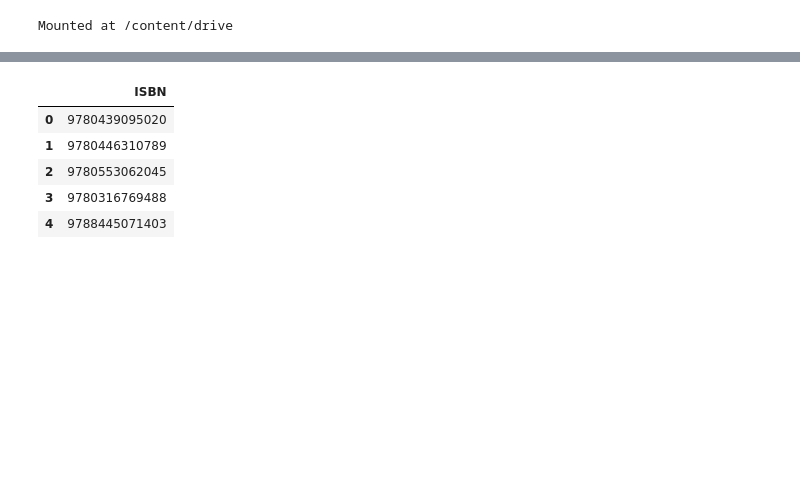
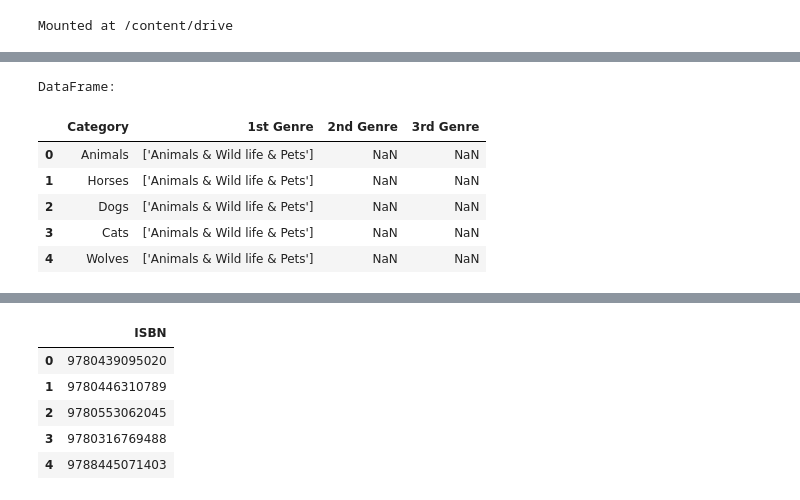
Before and after one commit to ayush572/Final_Year_Internship_Work, a Jupyter notebook: Complete_Data_processing_IIT_Indore_Internship.ipynb, the cells around one changed output, grey strips where cells are left out. Saved outputs shown, nothing was run; the diff lists cells and outputs as text; code cells hidden in the pictures; blank space fills up the shorter version.

```diff
--- a/Complete_Data_processing_IIT_Indore_Internship.ipynb
+++ b/Complete_Data_processing_IIT_Indore_Internship.ipynb
@@ -24,0 +25,17 @@ DataFrame:
+# %%
+import pandas as pd
+csv_file_path = '/content/drive/MyDrive/Genre_mapping - New Mapping Updated.csv'
+# Load the CSV file into a pandas DataFrame
+df1 = pd.read_csv(csv_file_path)
+
+# Display the DataFrame
+print("DataFrame:")
+df1.head()
+# %% [output]
+DataFrame:
+|  | Category | 1st Genre | 2nd Genre | 3rd Genre |
+| 0 | Animals | ['Animals & Wild life & Pets'] | NaN | NaN |
+| 1 | Horses | ['Animals & Wild life & Pets'] | NaN | NaN |
+| 2 | Dogs | ['Animals & Wild life & Pets'] | NaN | NaN |
+| 3 | Cats | ['Animals & Wild life & Pets'] | NaN | NaN |
+| 4 | Wolves | ['Animals & Wild life & Pets'] | NaN | NaN |
```
Also changed, not shown: parts of 93 cells of this notebook.
